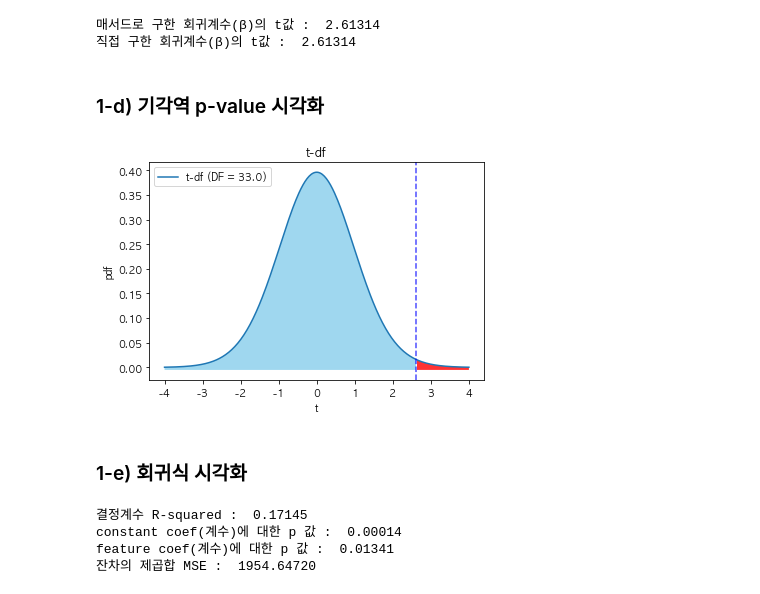
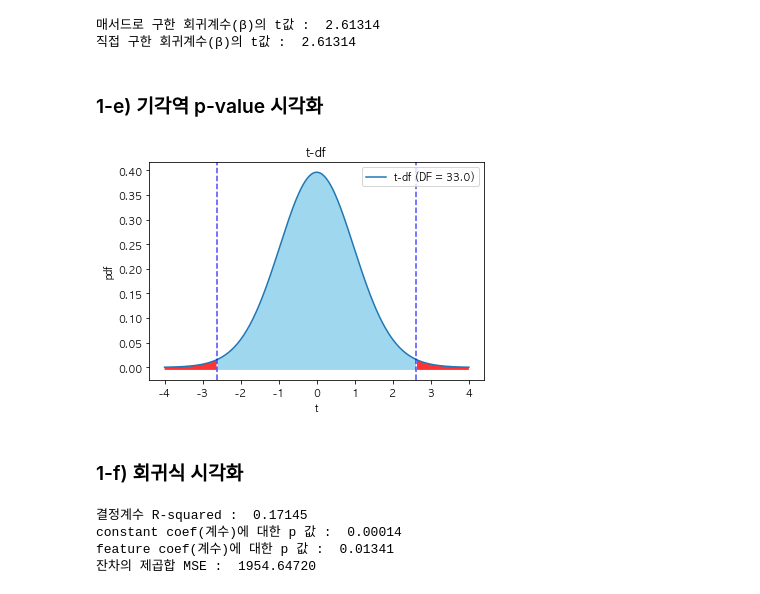
Before and after one commit to freejyb/fin_stats, a Jupyter notebook: 06 simple_regression.ipynb, the cells around one changed output. Saved outputs shown, nothing was run; the diff lists cells and outputs as text; code cells hidden in the pictures.

```diff
--- a/06 simple_regression.ipynb
+++ b/06 simple_regression.ipynb
@@ -225,32 +248,34 @@ print(f'직접 구한 회귀계수(\u03B2)의 t값 : { t_beta : .5f}')
 매서드로 구한 회귀계수(β)의 t값 :  2.61314
 직접 구한 회귀계수(β)의 t값 :  2.61314
 # %% [markdown]
-### 1-d) 기각역 p-value 시각화
+### 1-e) 기각역 p-value 시각화
 # %%
 # 라이브러리 호출
 import math
 import numpy as np
 import matplotlib.pyplot as plt
 
 t = np.linspace(-4, 4, 300)
-
+t_beta_minus = - t_beta
 # 자유도 설정
 DF = fitted_model.nobs - 2
 y = (math.gamma((DF+1) / 2) / (math.gamma(DF / 2) * math.sqrt(math.pi * DF))) * (1 + t ** 2 / DF) ** (-(DF + 1) / 2)
 
 plt.plot(t, y)
 plt.xlabel("t")
 plt.ylabel("pdf")
 plt.title("t-df")
-plt.legend([f"t-df (DF = {DF})"])
+plt.legend([f"t-df (DF = {DF})"], loc='upper right')
 plt.axvline(t_beta, linestyle='--', color='blue', alpha=.7)
-plt.fill_between(t, -.005, y, where=(t >= -5) & (t <= t_beta), facecolor='skyblue', alpha=.8,)  # 기각역이 좀 더 명확히 표시되기 위해 실제 크기보다 조금 더 키움
+plt.axvline(t_beta_minus, linestyle='--', color='blue', alpha=.7)
+plt.fill_between(t, -.005, y, where=(t <= t_beta_minus), facecolor='red', alpha=.8,)
+plt.fill_between(t, -.005, y, where=(t >= t_beta_minus) & (t <= t_beta), facecolor='skyblue', alpha=.8,)  # 기각역이 좀 더 명확히 표시되기 위해 실제 크기보다 조금 더 키움
 plt.fill_between(t, -.005, y, where=(t >= t_beta), facecolor='red', alpha=.8,)
 plt.show()
 # %% [output]
-[figure, old version]
+[figure, new version]
 # %% [markdown]
-### 1-e) 회귀식 시각화
+### 1-f) 회귀식 시각화
 # %%
 # 통계치 출력
 print(f'결정계수 R-squared : {fitted_model.rsquared : .5f}')
```
Also changed, not shown: parts of 7 cells of this notebook.
